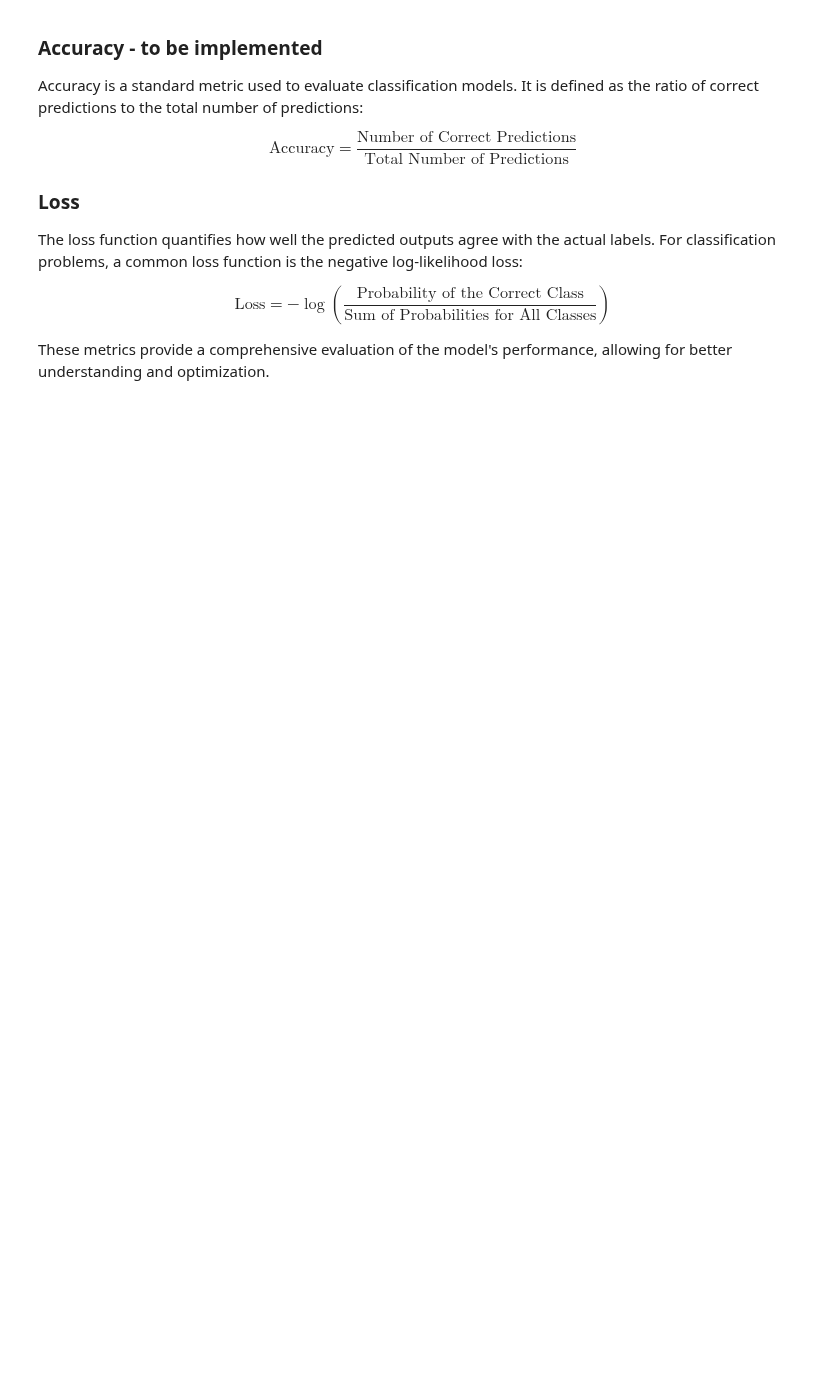
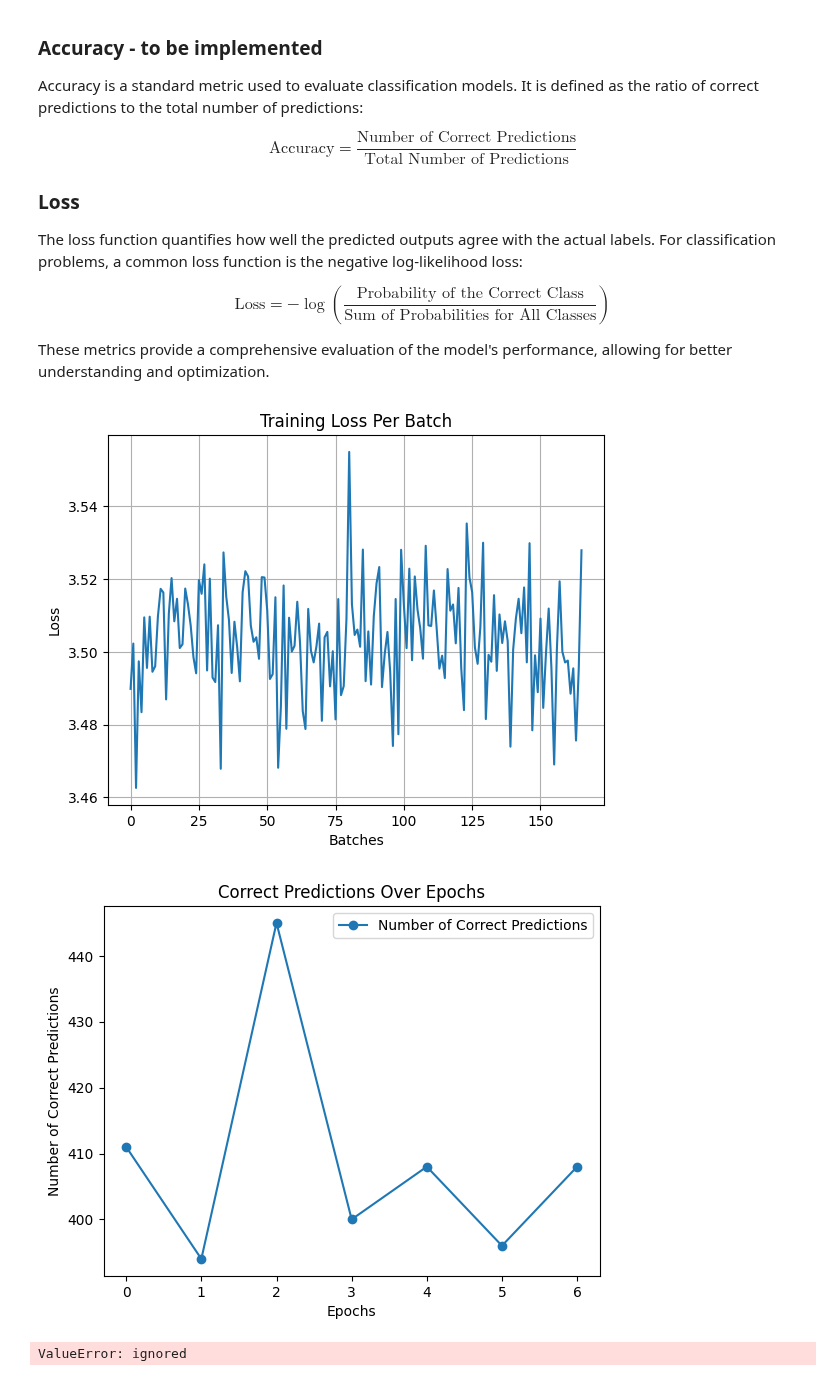
Before and after one commit to leonmck-dsp-dev/nueraspeech, a Jupyter notebook: nueraspeech.ipynb, the cells around one changed output. Saved outputs shown, nothing was run; the diff lists cells and outputs as text; code cells hidden in the pictures; blank space fills up the shorter version.

```diff
--- a/nueraspeech.ipynb
+++ b/nueraspeech.ipynb
@@ -391,7 +391,7 @@ class SpeechTransformer(nn.Module):
 
 
 class nueraspeechASR(nn.Module):
-    def __init__(self, n_input=1, n_output=35, stride=16, n_channel=32, hidden_dim=128, num_layers=1, d_model=256, nhead=4, dim_feedforward=256, dropout=0.1):
+    def __init__(self, n_input=1, n_output=35, stride=16, n_channel=32, hidden_dim=128, num_layers=1, d_model=256, nhead=4, dim_feedforward=256, dropout=0.4):
         super().__init__()
         self.acoustic_model = AcousticModel(n_input, n_channel)
         self.recurrent_layers = RecurrentLayers(n_channel, hidden_dim, num_layers)
@@ -451,21 +451,21 @@ torch.Size([1, 35])
 n_epoch = 50
 
 # Hyperparameters
-lr = 50e-4
-weight_decay = 0.000001
-dropout_rate = 0.3
-optimizer = optim.Adam(model.parameters(), lr=lr, weight_decay=weight_decay)
-scheduler = optim.lr_scheduler.OneCycleLR(optimizer, max_lr=lr,
-                                            steps_per_epoch=int(len(train_loader)),
-                                            epochs=n_epoch,
-                                            anneal_strategy='linear')
+lr = 1e-3
+weight_decay = 5e-4
+optimizer = optim.AdamW(model.parameters(), lr=lr, weight_decay=weight_decay)
 
-PATH = "nueraspeech.pth"
+# Define the scheduler
+scheduler = optim.lr_scheduler.OneCycleLR(optimizer, max_lr=0.9,
+                                          steps_per_epoch=int(len(train_loader)),
+                                          epochs=n_epoch,
+                                          anneal_strategy='linear')
+
 pbar = tqdm(total=len(train_loader.dataset), desc="Training Progress")
+PATH = "nueraspeech"
 # %%
 def train(model, epoch, log_interval):
     model.train()
-    pbar = tqdm(total=len(train_loader.dataset), desc="Training Progress")
 
     for batch_idx, (data, target) in enumerate(train_loader):
         data = data.squeeze(1)  # This will remove the single channel dimension, turning [batch_size, 1, 128, 41] into [batch_size, 128, 41]
@@ -642,25 +632,35 @@ These metrics provide a comprehensive evaluation of the model's performance, all
 # %%
 
 # Let's plot the training metrics versus the number of iteration.
 # WER Plotvimport matplotlib.pyplot as plt
 epochs = list(range(1, 201))
 
 #loss
 plt.plot(losses)
 plt.title("Training Loss Per Batch")
 plt.xlabel("Batches")
 plt.ylabel("Loss")
 plt.grid()
 plt.show()
 
+plt.plot(correct_predictions_over_epochs, marker='o', label='Number of Correct Predictions')
+plt.xlabel('Epochs')
+plt.ylabel('Number of Correct Predictions')
+plt.title('Correct Predictions Over Epochs')
+plt.legend()
+plt.show()
 plt.figure(figsize=(12, 6))
 # Plot WER
 plt.plot(epochs, wer_over_epochs, label='WER', marker='o')
 # Plot CER
 plt.plot(epochs, cer_over_epochs, label='CER', marker='o')
 
 plt.title('Word Error Rate (WER) and Character Error Rate (CER) over epochs')
 plt.xlabel('Epochs')
 plt.ylabel('Error Rate')
 plt.legend()
 plt.grid(True)
+# %% [output]
+[figure, added]
+[figure, added]
+ValueError: ignored
```
Also changed, not shown: parts of 2 cells of this notebook.
